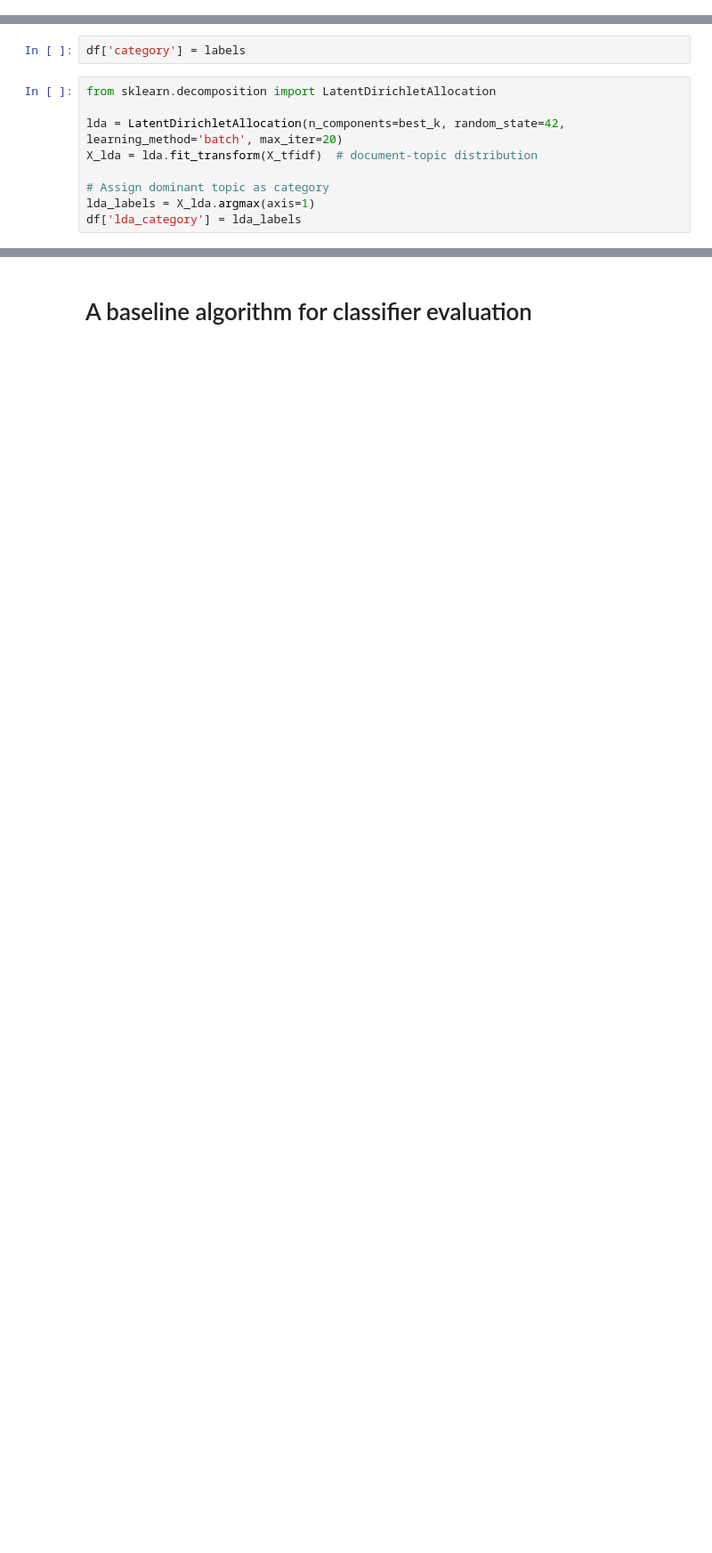
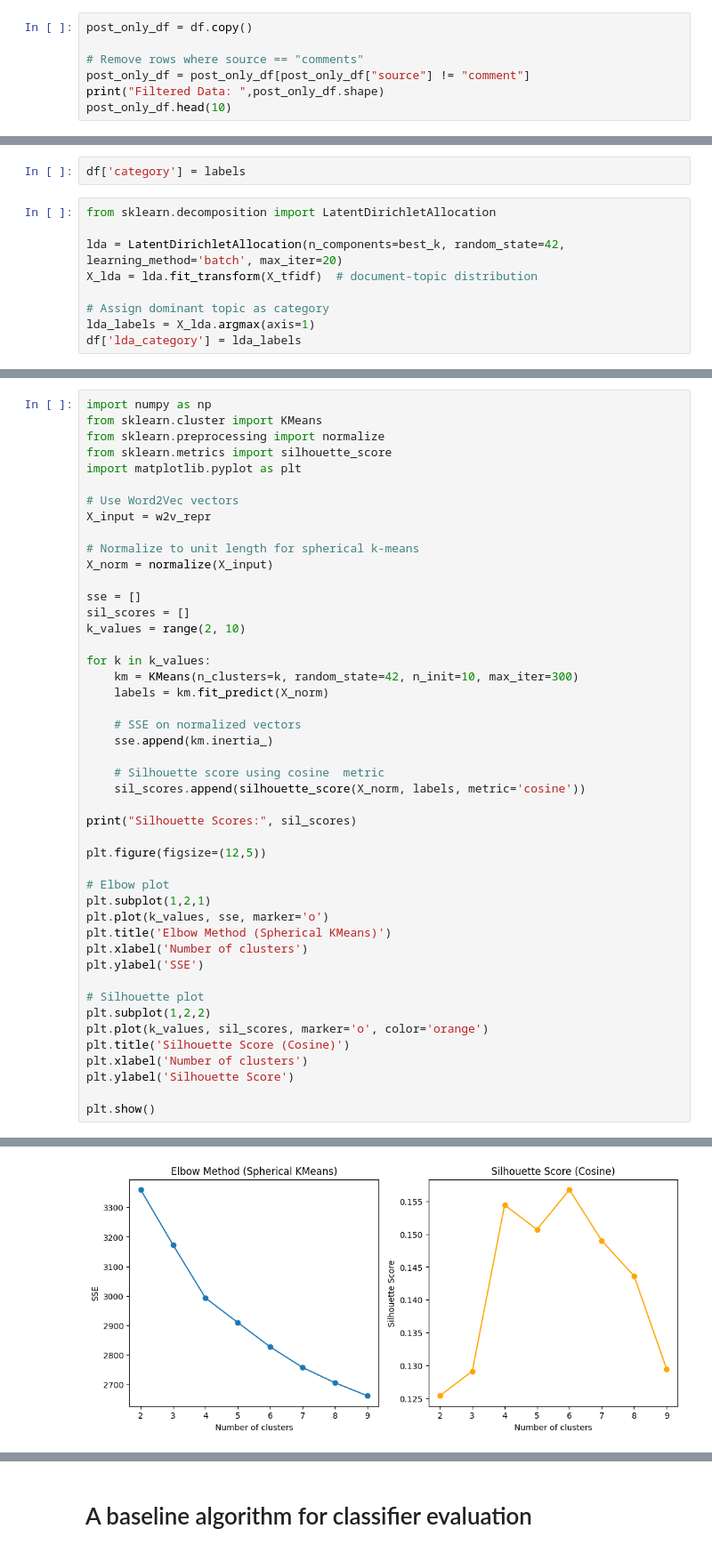
Before and after one commit to Starlight0901/Reddit_SriLanka_Social_Insight, a Jupyter notebook: Categorizing posts for classification.ipynb, the cells around one changed output, grey strips where cells are left out. Shown: that part at 89% size. Drawn from its saved outputs; the diff is of its cells as text; blank space fills up the shorter version.

Commit message:
Creating vector representations

```diff
--- a/Categorizing posts for classification.ipynb
+++ b/Categorizing posts for classification.ipynb
@@ -412,0 +246,7 @@ plt.show()
+# %%
+post_only_df = df.copy()
+
+# Remove rows where source == "comments"
+post_only_df = post_only_df[post_only_df["source"] != "comment"]
+print("Filtered Data: ",post_only_df.shape)
+post_only_df.head(10)
@@ -753,0 +534,47 @@ Silhouette Scores: [0.09240894764661789, 0.0992112010717392, 0.08339698612689972
+# %%
+import numpy as np
+from sklearn.cluster import KMeans
+from sklearn.preprocessing import normalize
+from sklearn.metrics import silhouette_score
+import matplotlib.pyplot as plt
+
+# Use Word2Vec vectors
+X_input = w2v_repr
+
+# Normalize to unit length for spherical k-means
+X_norm = normalize(X_input)
+
+sse = []
+sil_scores = []
+k_values = range(2, 10)
+
+for k in k_values:
+    km = KMeans(n_clusters=k, random_state=42, n_init=10, max_iter=300)
+    labels = km.fit_predict(X_norm)
+
+    # SSE on normalized vectors
+    sse.append(km.inertia_)
+
+    # Silhouette score using cosine  metric
+    sil_scores.append(silhouette_score(X_norm, labels, metric='cosine'))
+
+print("Silhouette Scores:", sil_scores)
+
+plt.figure(figsize=(12,5))
+
+# Elbow plot
+plt.subplot(1,2,1)
+plt.plot(k_values, sse, marker='o')
+plt.title('Elbow Method (Spherical KMeans)')
+plt.xlabel('Number of clusters')
+plt.ylabel('SSE')
+
+# Silhouette plot
+plt.subplot(1,2,2)
+plt.plot(k_values, sil_scores, marker='o', color='orange')
+plt.title('Silhouette Score (Cosine)')
+plt.xlabel('Number of clusters')
+plt.ylabel('Silhouette Score')
+
+plt.show()
+# %% [output]
@@ -753,0 +582 @@ Silhouette Scores: [0.09240894764661789, 0.0992112010717392, 0.08339698612689972
+[figure, added]
```
Also changed, not shown: parts of 39 cells of this notebook, 2 other files.
